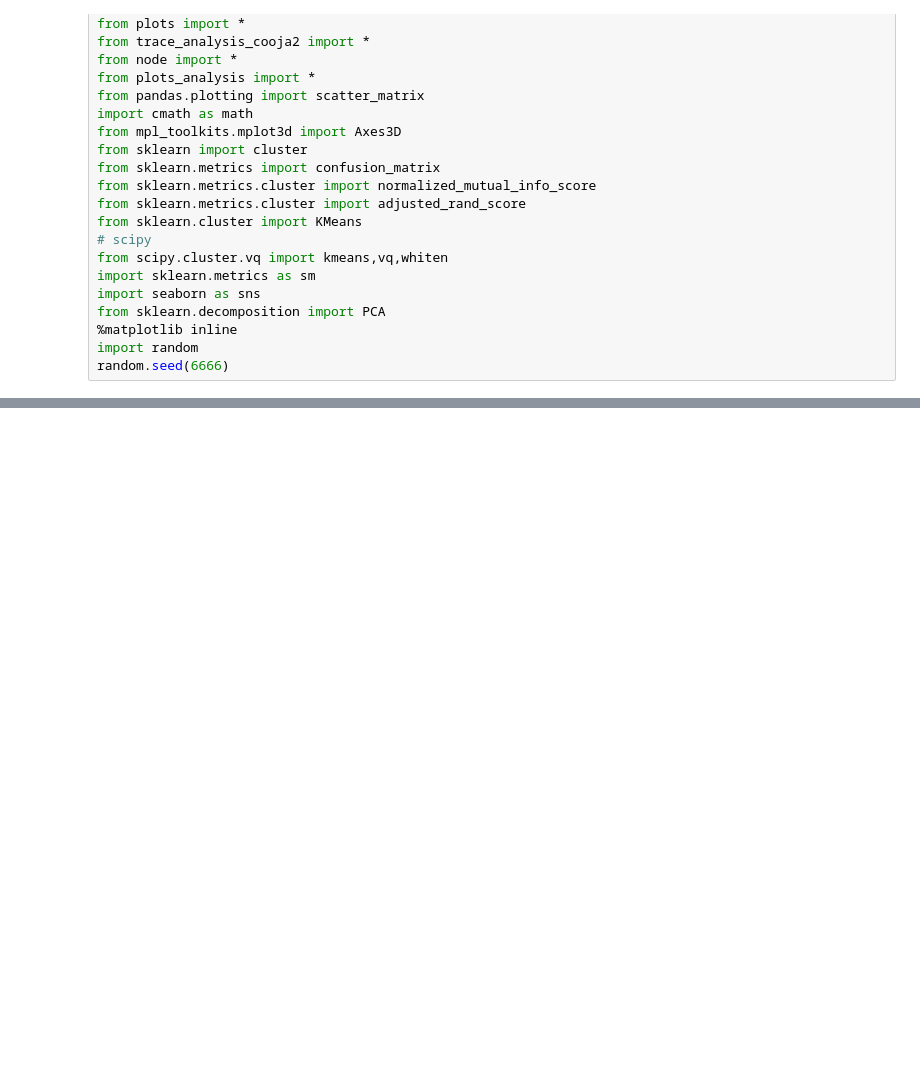
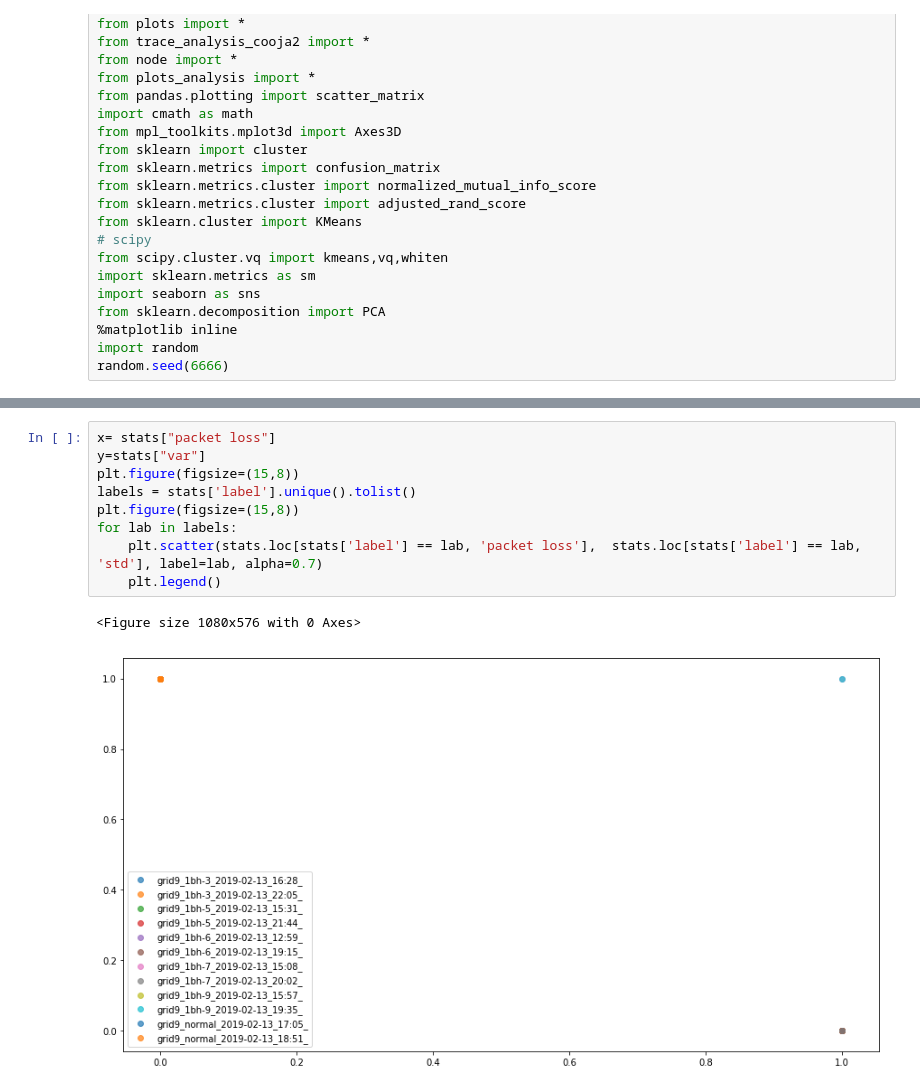
Before and after one commit to ichatz/iot-netprofiler, a Jupyter notebook: Kmeans/Kmeans Cooja3 9 nodes.ipynb, the cells around one changed output, grey strips where cells are left out. Cells and saved outputs as stored; diff of their text form; blank space fills up the shorter version.

```diff
--- a/Kmeans/Kmeans Cooja3 9 nodes.ipynb
+++ b/Kmeans/Kmeans Cooja3 9 nodes.ipynb
@@ -417,0 +338,12 @@ for lab in labels:
+# %%
+x= stats["packet loss"]
+y=stats["var"]
+plt.figure(figsize=(15,8))
+labels = stats['label'].unique().tolist()
+plt.figure(figsize=(15,8))
+for lab in labels:
+    plt.scatter(stats.loc[stats['label'] == lab, 'packet loss'],  stats.loc[stats['label'] == lab, 'std'], label=lab, alpha=0.7)
+    plt.legend()
+# %% [output]
+<Figure size 1080x576 with 0 Axes>
+[figure, added]
```
Also changed, not shown: parts of 9 cells of this notebook, 3 other files.
